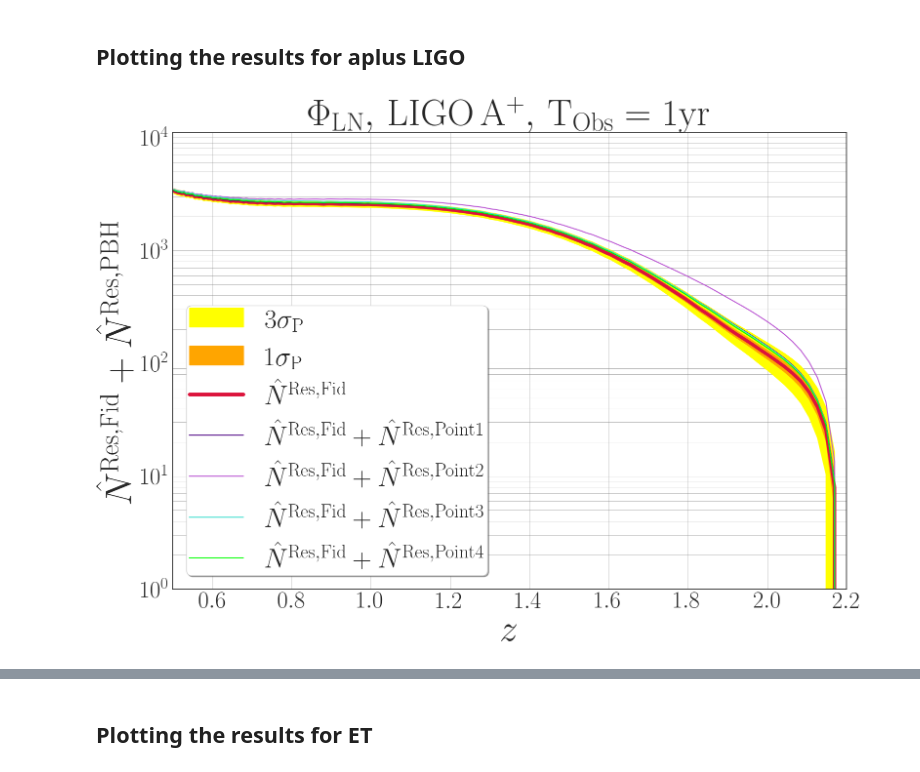
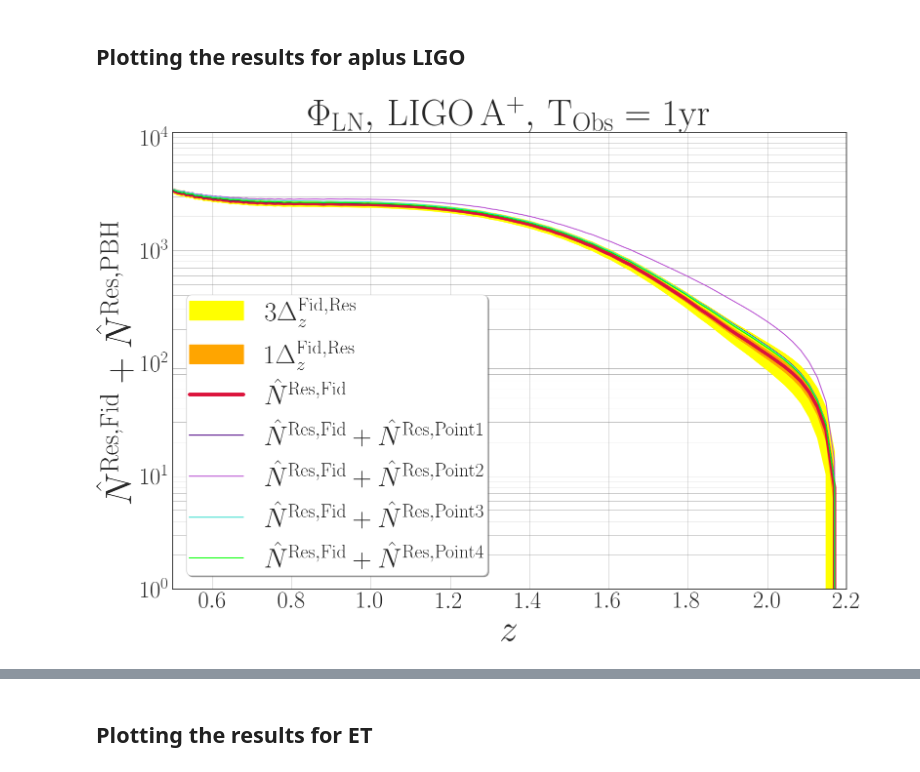
Before and after one commit to KuZa91/PBH_subpopulations_effects_analysis, a Jupyter notebook: ResDistPlotter.ipynb, the cells around one changed output, grey strips where cells are left out. Cells and saved outputs as stored; diff of their text form; code cells hidden in the pictures.

```diff
--- a/ResDistPlotter.ipynb
+++ b/ResDistPlotter.ipynb
@@ -85,28 +85,28 @@ Now that we have all the data, we can plot the resolvable sources distribution b
 # %%
 # Plotting the obtained statistics for the fiducial model
 
 plt.figure(figsize=(16,12))
-plt.fill_between(LIGO1.Redshift, LIGO1.Fid_ResNorm + 3.*np.sqrt(LIGO1.Fid_ResNorm), LIGO1.Fid_ResNorm - 3.*np.sqrt(LIGO1.Fid_ResNorm), color = 'yellow', label = r'$3\sigma_{\rm P}$')
-plt.fill_between(LIGO1.Redshift, LIGO1.Fid_ResNorm + np.sqrt(LIGO1.Fid_ResNorm), LIGO1.Fid_ResNorm -np.sqrt(LIGO1.Fid_ResNorm), color = 'orange', label = r'$1\sigma_{\rm P}$')
+plt.fill_between(LIGO1.Redshift, LIGO1.Fid_ResNorm + 3.*np.sqrt(LIGO1.Fid_ResNorm), LIGO1.Fid_ResNorm - 3.*np.sqrt(LIGO1.Fid_ResNorm), color = 'yellow', label = r'$3\Delta^{\rm Fid, Res}_{z }$')
+plt.fill_between(LIGO1.Redshift, LIGO1.Fid_ResNorm + np.sqrt(LIGO1.Fid_ResNorm), LIGO1.Fid_ResNorm -np.sqrt(LIGO1.Fid_ResNorm), color = 'orange', label = r'$1\Delta^{\rm Fid, Res}_{z }$')
 plt.plot(LIGO1.Redshift, LIGO1.Fid_ResNorm, color = 'crimson', linewidth=5, label = r'$\hat{N}^{\rm Res, Fid}$')
 plt.plot(LIGO1.Redshift, LIGO1.Fid_ResNorm + LIGO1.Pert_ResNorm, color = 'Indigo', label = r'$\hat{N}^{\rm Res, Fid} + \hat{N}^{\rm Res, Point 1}$')
 plt.plot(LIGO2.Redshift, LIGO2.Fid_ResNorm + LIGO2.Pert_ResNorm, color = 'mediumorchid', label = r'$\hat{N}^{\rm Res, Fid} + \hat{N}^{\rm Res, Point 2}$')
 plt.plot(LIGO3.Redshift, LIGO3.Fid_ResNorm + LIGO3.Pert_ResNorm, color = 'turquoise', label = r'$\hat{N}^{\rm Res, Fid} + \hat{N}^{\rm Res, Point 3}$')
 plt.plot(LIGO4.Redshift, LIGO4.Fid_ResNorm + LIGO4.Pert_ResNorm, color = 'lime', label = r'$\hat{N}^{\rm Res, Fid} + \hat{N}^{\rm Res, Point 4}$')
 plt.xlabel('$z$', fontsize = 55 )
 plt.xlim(0.5, 2.2)
 plt.ylim(1.e0, 1.1e4)
 #plt.xscale('log')
 plt.yscale('log')
 plt.legend(loc = 3, frameon = True, fancybox = True, shadow = True, borderpad= 0.1, prop={'size': 40})
 plt.ylabel(r'$\hat{N}^{\rm Res, Fid} + \hat{N}^{\rm Res, PBH}$', fontsize = 55)
 plt.title(r'$\Phi_{\rm LN}, \, \rm LIGO \, A^{+}, \, T_{\rm Obs} = 1yr$',fontsize = 55)
 plt.tight_layout()
 plt.grid(which='both', color='grey', linestyle='-', linewidth=0.5, alpha=.7)
 plt.savefig('apLIGOSNRB8ResDistLN.png',dpi=200)
 #plt.savefig('apLIGOSNRB8ResDistLN.png',dpi=50)
 # %% [output]
-[figure, old version]
+[figure, new version]
 # %%
 # Plotting the obtained statistics for the fiducial model
 
```
Also changed, not shown: parts of 3 cells of this notebook, 4 other files.
